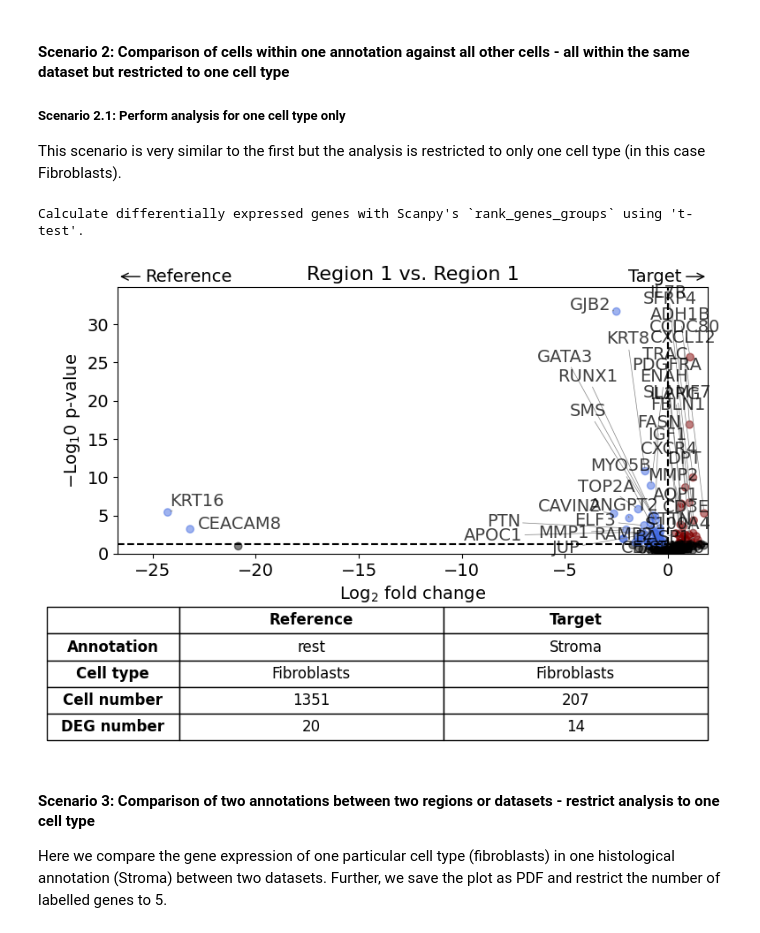
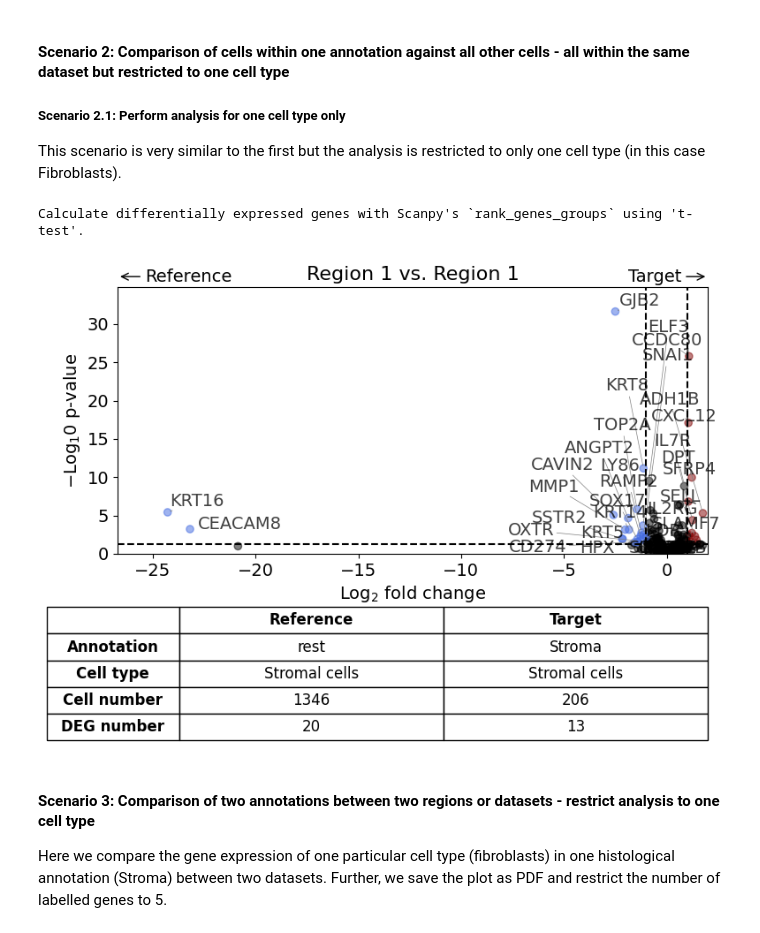
Before and after one commit to SpatialPathology/InSituPy, a Jupyter notebook: docs/source/tutorials/02_demo_analysis/07_InSituPy_differential_gene_expression.ipynb, the cells around one changed output. Drawn from its saved outputs; the diff is of its cells as text; code cells hidden in the pictures.

```diff
--- a/docs/source/tutorials/02_demo_analysis/07_InSituPy_differential_gene_expression.ipynb
+++ b/docs/source/tutorials/02_demo_analysis/07_InSituPy_differential_gene_expression.ipynb
@@ -21,6 +21,7 @@ xd = InSituData.read(insitupy_project)
 # %%
 xd.load_images()
 xd.load_cells()
+xd.load_annotations()
 # %%
 xd
 # %% [output]
@@ -94,0 +105,2 @@ Calculate differentially expressed genes with Scanpy's `rank_genes_groups` using
+# %%
+xd.load_regions()
@@ -248,15 +280,15 @@ This scenario is very similar to the first but the analysis is restricted to onl
 # %%
 exp.dge(
     target_id=0,
     target_annotation_tuple=("Demo", "Stroma"),
     ref_annotation_tuple="rest",
-    target_cell_type_tuple=("cell_type_dc_sub_final", "Fibroblasts"),
+    target_cell_type_tuple=("cell_type_dc_sub_final", "Stromal cells"),
     ref_cell_type_tuple="same",
     name_col="region_name",
 )
 # %% [output]
 Calculate differentially expressed genes with Scanpy's `rank_genes_groups` using 't-test'.
-[figure, old version]
+[figure, new version]
 # %% [markdown]
 #### Scenario 3: Comparison of two annotations between two regions or datasets - restrict analysis to one cell type
 
```
Also changed, not shown: parts of 20 cells of this notebook, 8 other files.
